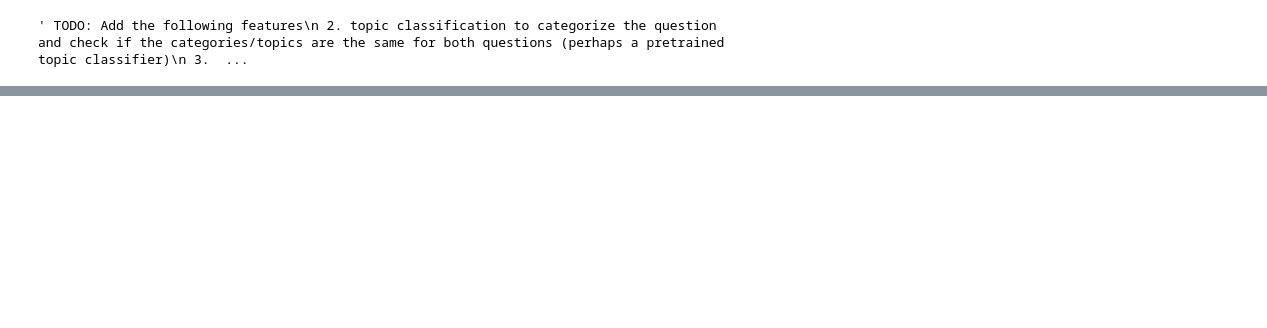
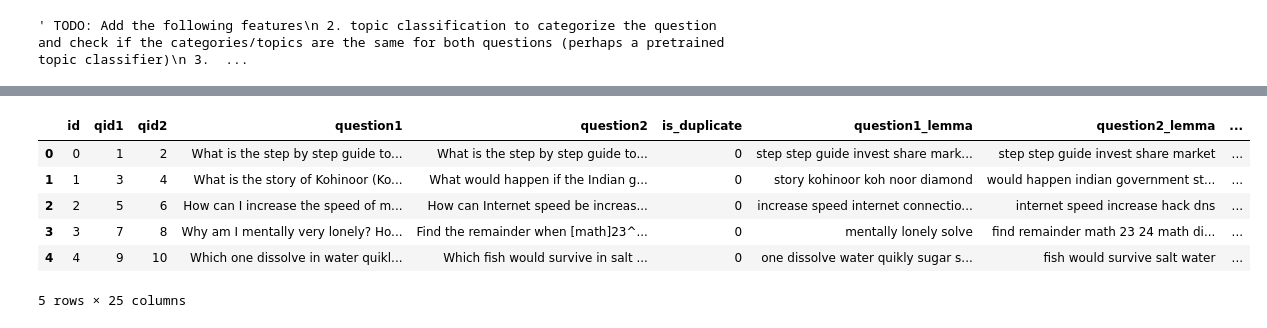
Before and after one commit to youomid/data_science_challenges, a Jupyter notebook: quora_question_pairs/feature_extraction/v3_NN_feature_extraction.ipynb, the cells around one changed output, grey strips where cells are left out. Saved outputs shown, nothing was run; the diff lists cells and outputs as text; code cells hidden in the pictures; blank space fills up the shorter version.

```diff
--- a/quora_question_pairs/feature_extraction/v3_NN_feature_extraction.ipynb
+++ b/quora_question_pairs/feature_extraction/v3_NN_feature_extraction.ipynb
@@ -172,21 +172,13 @@ def create_question_hash(question):
 
 train_df['question1_hash'] = train_df['question1'].swifter.apply(create_question_hash, axis=1)
 train_df['question2_hash'] = train_df['question2'].swifter.apply(create_question_hash, axis=1)
-valid_df['question1_hash'] = valid_df['question1'].swifter.apply(create_question_hash, axis=1)
-valid_df['question2_hash'] = valid_df['question2'].swifter.apply(create_question_hash, axis=1)
 
 g = nx.Graph()
 g.add_nodes_from(train_df.question1_hash)
 g.add_nodes_from(train_df.question2_hash)
 
-g.add_nodes_from(valid_df.question2_hash)
-g.add_nodes_from(valid_df.question2_hash)
-
 edges = list(train_df[['question1_hash', 'question2_hash']].to_records(index=False))
 g.add_edges_from(edges)
-
-edges = list(valid_df[['question1_hash', 'question2_hash']].to_records(index=False))
-g.add_edges_from(edges)
 # %%
 g_degree = sum(dict(g.degree()).values())/float(len(g))
 
@@ -219 +210,30 @@ train_df.head()
 5 rows × 24 columns
+# %%
+def match_share(row):
+    q1words = {}
+    q2words = {}
+    for word in str(row['question1']).lower().split():
+        if word not in STOP_WORDS:
+            q1words[word] = 1
+    for word in str(row['question2']).lower().split():
+        if word not in STOP_WORDS:
+            q2words[word] = 1
+    if len(q1words) == 0 or len(q2words) == 0:
+        # The computer-generated chaff includes a few questions that are nothing but stopwords
+        return 0
+    shared_words_in_q1 = [w for w in q1words.keys() if w in q2words]
+    shared_words_in_q2 = [w for w in q2words.keys() if w in q1words]
+    R = (len(shared_words_in_q1) + len(shared_words_in_q2))/(len(q1words) + len(q2words))
+    return R
+
+train_df['match_share'] = train_df.swifter.apply(match_share, axis=1)
+
+train_df.head()
+# %% [output]
+|  | id | qid1 | qid2 | question1 | question2 | is_duplicate | question1_lemma | question2_lemma | ... |
+| 0 | 0 | 1 | 2 | What is the step by step guide to... | What is the step by step guide to... | 0 | step step guide invest share mark... | step step guide invest share market | ... |
+| 1 | 1 | 3 | 4 | What is the story of Kohinoor (Ko... | What would happen if the Indian g... | 0 | story kohinoor koh noor diamond | would happen indian government st... | ... |
+| 2 | 2 | 5 | 6 | How can I increase the speed of m... | How can Internet speed be increas... | 0 | increase speed internet connectio... | internet speed increase hack dns | ... |
+| 3 | 3 | 7 | 8 | Why am I mentally very lonely? Ho... | Find the remainder when [math]23^... | 0 | mentally lonely solve | find remainder math 23 24 math di... | ... |
+| 4 | 4 | 9 | 10 | Which one dissolve in water quikl... | Which fish would survive in salt ... | 0 | one dissolve water quikly sugar s... | fish would survive salt water | ... |
+5 rows × 25 columns
```
Also changed, not shown: parts of 10 cells of this notebook, 2 other files.
